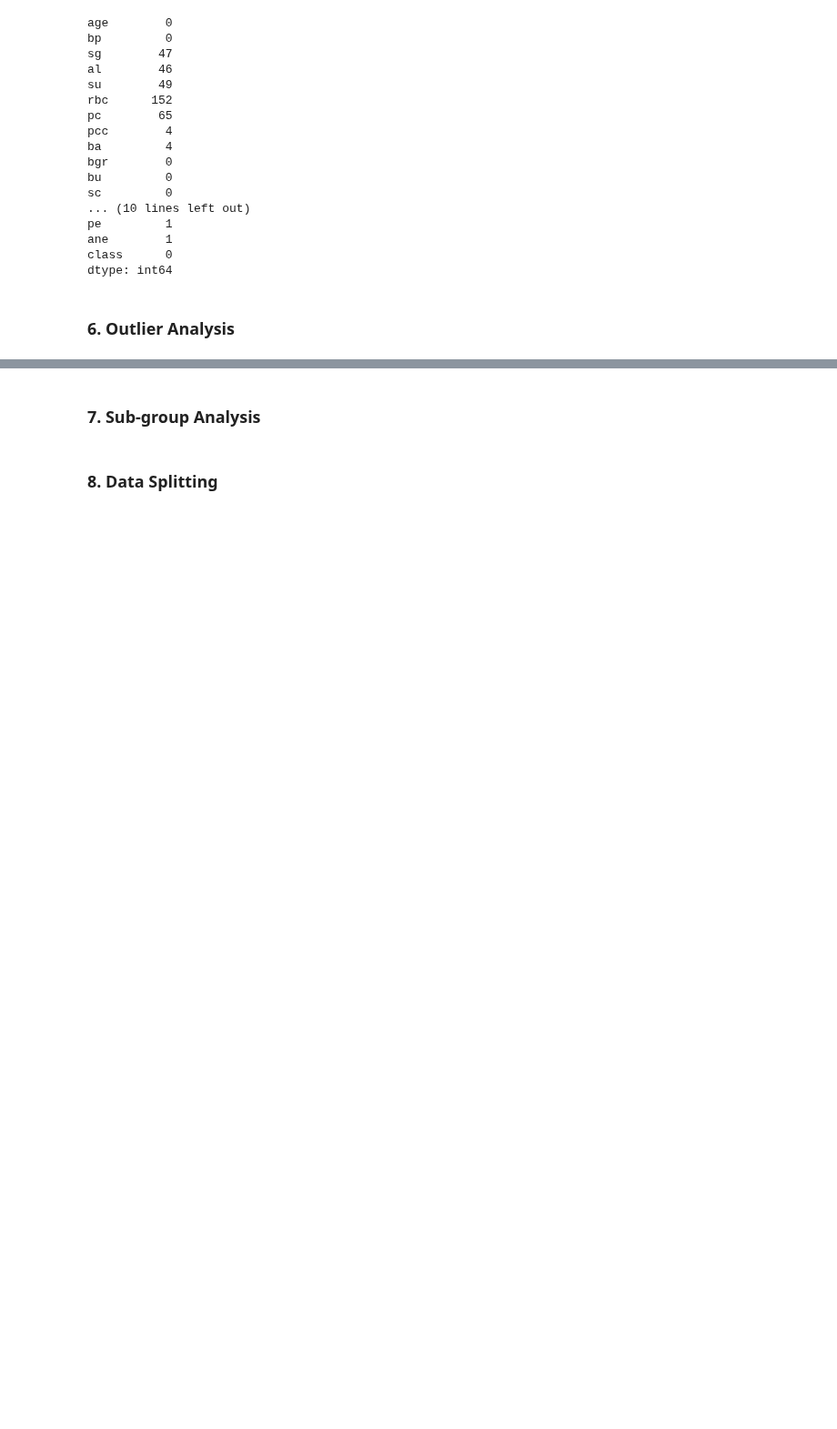
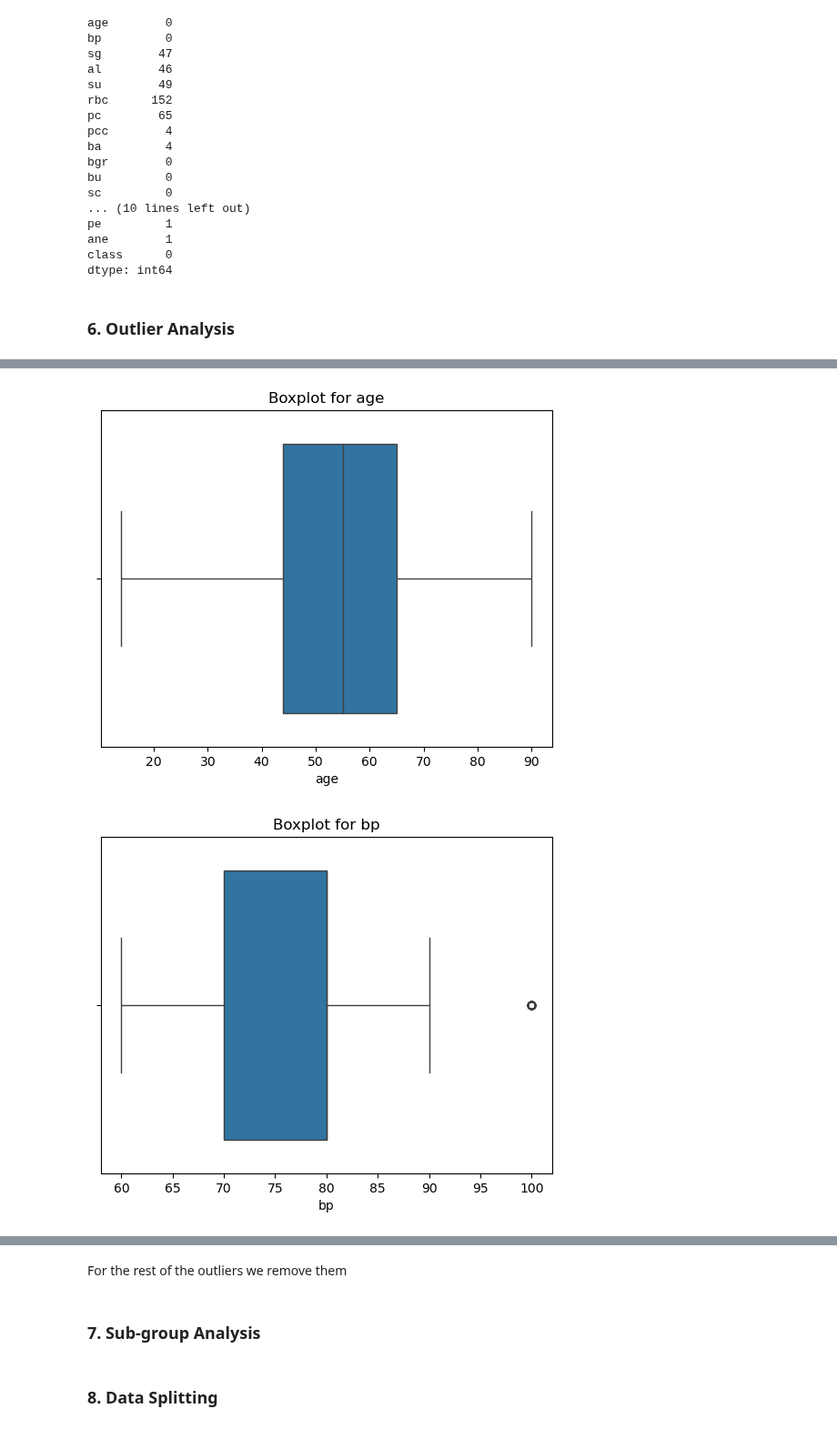
Before and after one commit to Barkesty/Project-Chronic-Kidney-Disease-Classification-Challenge, a Jupyter notebook: project.ipynb, the cells around one changed output, grey strips where cells are left out. Shown at 91% size. Cells and saved outputs as stored; diff of their text form; code cells hidden in the pictures; blank space fills up the shorter version.

Commit message:
handling outliers

```diff
--- a/project.ipynb
+++ b/project.ipynb
@@ -335,0 +338,32 @@ for column in df[num_col].columns:
+# %%
+for column in df[num_col].columns:
+    # Q3
+    Q3 = df[column].quantile(0.75)
+    Q1 = df[column].quantile(0.25)
+    # Max val
+    max_val = df[column].max()
+    # .95
+    np.quantile(df[column], 0.95)
+    # outlier threshold
+    threshold_max = Q3 + 1.5 * (Q3 - df[column].quantile(0.25))
+    threshold_min = Q1 - 1.5 * (Q3 - df[column].quantile(0.25))
+    # replace outlier with 95%
+    df[column] = np.where(
+        df[column] > threshold_max,
+        np.quantile(df[column], 0.95),
+        df[column]
+        )
+
+    df[column] = np.where(
+        df[column] < threshold_min,
+        np.quantile(df[column], 0.95),
+        df[column]
+        )
+# %%
+for column in df[num_col].columns:
+    sns.boxplot(x=df[column])
+    plt.title(f'Boxplot for {column}')
+    plt.show()
+# %% [output]
+[figure, added]
+[figure, added]
@@ -336,3 +379,5 @@ for column in df[num_col].columns:
+# %% [markdown]
+For the rest of the outliers we remove them
 # %% [markdown]
 ### **7. Sub-group Analysis**
 # %% [markdown]
```
Also changed, not shown: parts of 3 cells of this notebook.
